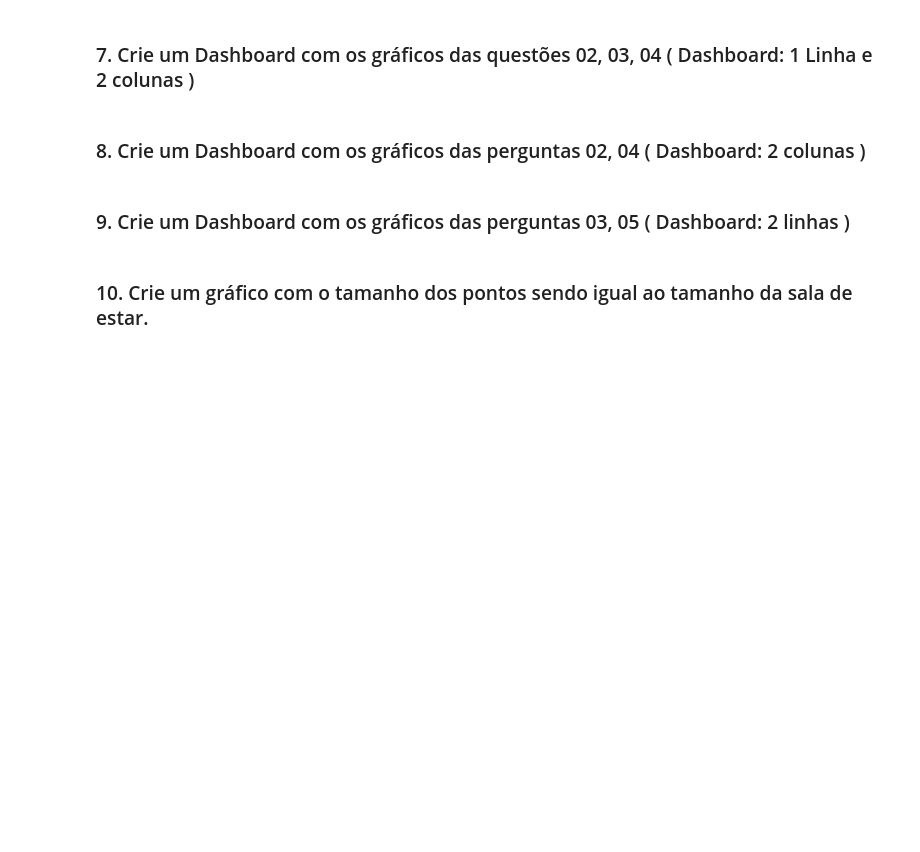
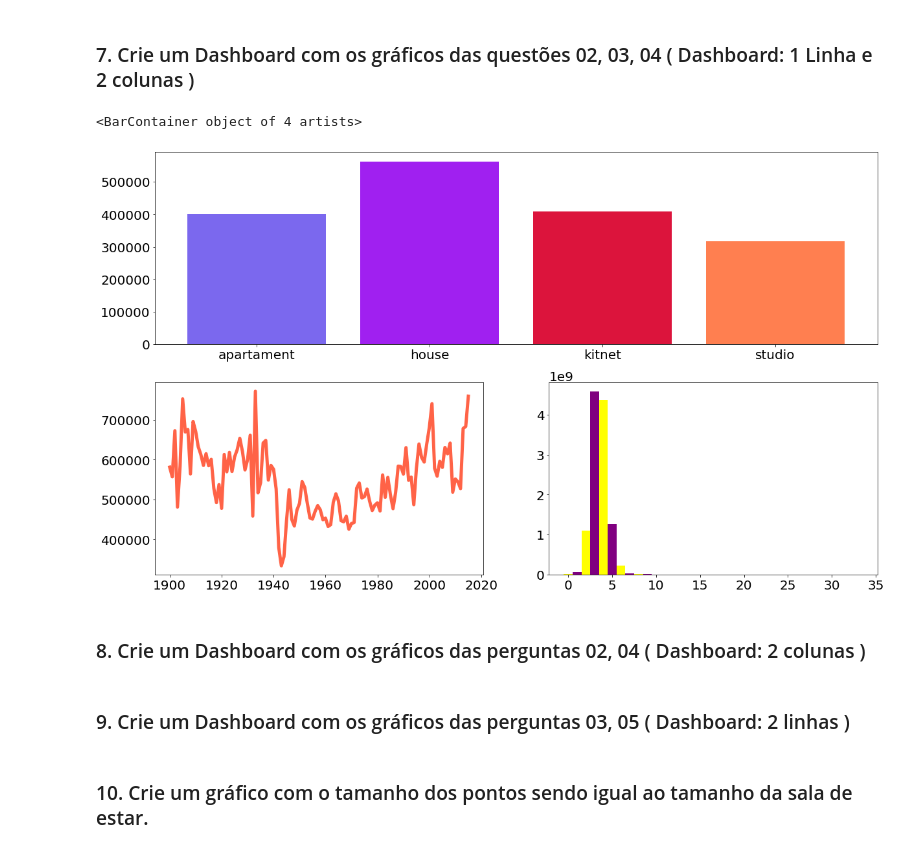
Before and after one commit to rafaelandradeslv/repos_ds, a Jupyter notebook: exercicios/Lesson 3 - Python ao DS.ipynb, the cells around one changed output. Cells and saved outputs as stored; diff of their text form; code cells hidden in the pictures; blank space fills up the shorter version.

Commit message:
Update lessom three
Resposta questão 6

```diff
--- a/exercicios/Lesson 3 - Python ao DS.ipynb
+++ b/exercicios/Lesson 3 - Python ao DS.ipynb
@@ -155,5 +159,44 @@ plt.xlim(1930, reform.newx.max())
 # %% [markdown]
 ### 7. Crie um Dashboard com os gráficos das questões 02, 03, 04 ( Dashboard: 1 Linha e 2 colunas )
+# %%
+# Sub Mission
+    # 1.1 Usar a função subplot
+from matplotlib import gridspec
+
+plt.rcParams.update({'font.size': 20})  # Aumenta o tamanho da fonte
+
+fig = plt.figure (figsize = (20, 12)) # aumente o tamanho das figura para 20 x 7
+
+specs = gridspec.GridSpec(ncols= 2, nrows= 2, figure= fig) # crie uma grid com 2 colunas e 2 linhas
+
+ax1 = fig.add_subplot (specs[0, :]) # adiciona uma figura na primeira linha em todas as colunas
+ax2 = fig.add_subplot (specs[1, 0]) # adiciona uma figura na segunda linha, na primeira coluna
+ax3 = fig.add_subplot (specs[1, 1]) # adiciona uma figura na segunda linha. na segunda coluna
+
+# GRAPH ONE
+# soma dos preços
+pd.set_option('display.float_format', lambda x: '%.2f' % x) # função aletara casas decimais
+group_price = df[['price', 'bedrooms']].groupby('bedrooms').sum().reset_index()
+
+# estrutura do gráfico 1
+ax3.bar (group_price['bedrooms'], group_price['price'], width= 1, color= ['yellow', 'purple'])
+
+# GRAPH TWO
+# média por ano
+group_line = df[['price', 'yr_built']].groupby('yr_built').mean().reset_index()
+
+# estrutura do gráfico 2
+ax2.plot(group_line['yr_built'], group_line['price'], linewidth= 5, color= '#FF6347')
+
+# GRAPH THREE
+# preço pelo tipo de construção
+group_type = df[['price', 'dormitory_type']].groupby('dormitory_type').mean().reset_index()
+
+# estrutura do gráfico 3
+ax1.bar(group_type['dormitory_type'], group_type['price'], color= ['#7B68EE', '#A020F0', '#DC143C', '#FF7F50'])
+# %% [output]
+<BarContainer object of 4 artists>
+[figure, added]
 # %% [markdown]
 ### 8. Crie um Dashboard com os gráficos das perguntas 02, 04 ( Dashboard: 2 colunas )
 # %% [markdown]
```
Also changed, not shown: parts of 5 cells of this notebook.
